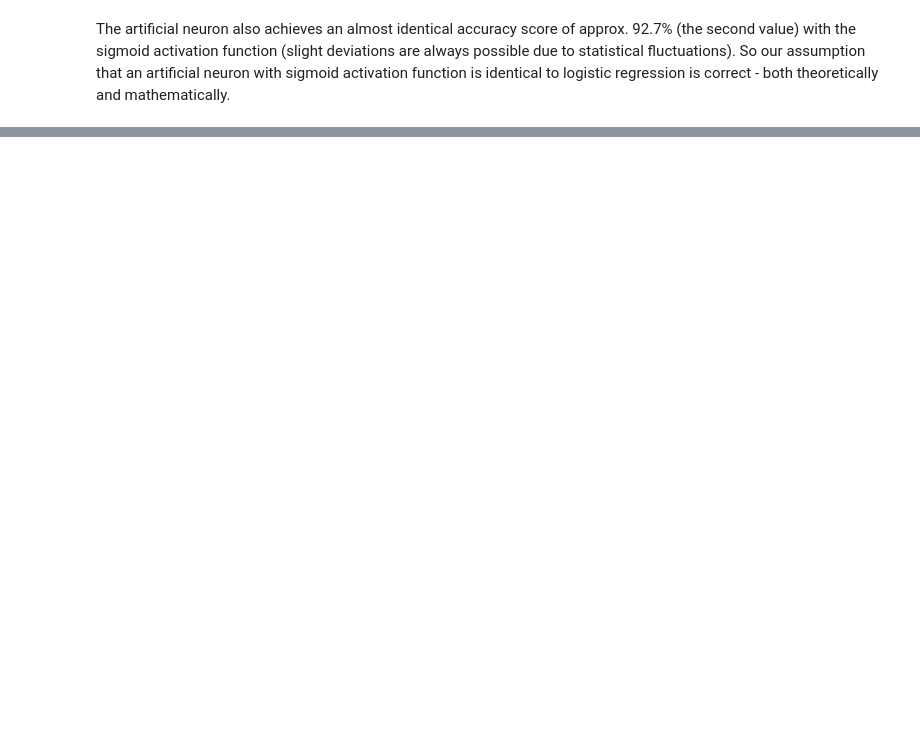
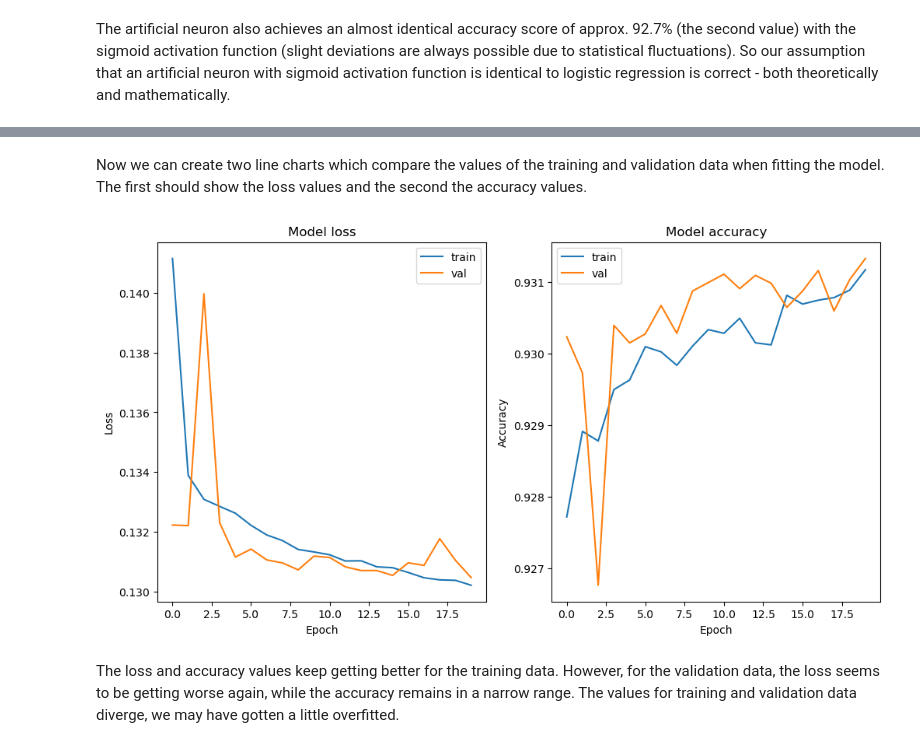
Before and after one commit to itsalwaysamir/kaggle, a Jupyter notebook: identifying-problem-loans-using-ann.ipynb, the cells around one changed output, grey strips where cells are left out. Drawn from its saved outputs; the diff is of its cells as text; code cells hidden in the pictures; blank space fills up the shorter version.

```diff
--- a/identifying-problem-loans-using-ann.ipynb
+++ b/identifying-problem-loans-using-ann.ipynb
@@ -431,0 +718,2 @@ A[ Feed Forward Neural Network](https://deepai.org/machine-learning-glossary-and
+# %%
+hist_ann = model_ann.fit(features_train_scaled, target_train, epochs=20, batch_size=64, validation_data=(features_val_scaled, target_val))
@@ -431,0 +738,21 @@ A[ Feed Forward Neural Network](https://deepai.org/machine-learning-glossary-and
+# %% [markdown]
+Now we can create two line charts which compare the values of the training and validation data when fitting the model. The first should show the loss values and the second the accuracy values.
+# %%
+# define figure and axes
+fig, axs = plt.subplots(ncols=2, figsize=(12,6))
+
+# plot training & validation loss values
+axs[0].plot(hist_ann.history['loss'])
+axs[0].plot(hist_ann.history['val_loss'])
+axs[0].set(title='Model loss', ylabel='Loss', xlabel='Epoch')
+axs[0].legend(['train', 'val'])
+
+# plot training & validation accuracy values
+axs[1].plot(hist_ann.history['accuracy'])
+axs[1].plot(hist_ann.history['val_accuracy'])
+axs[1].set(title='Model accuracy', ylabel='Accuracy', xlabel='Epoch')
+axs[1].legend(['train', 'val'], loc='upper left');
+# %% [output]
+[figure, added]
+# %% [markdown]
+The loss and accuracy values keep getting better for the training data. However, for the validation data, the loss seems to be getting worse again, while the accuracy remains in a narrow range. The values for training and validation data diverge, we may have gotten a little overfitted.
```
Also changed, not shown: parts of 63 cells of this notebook.
